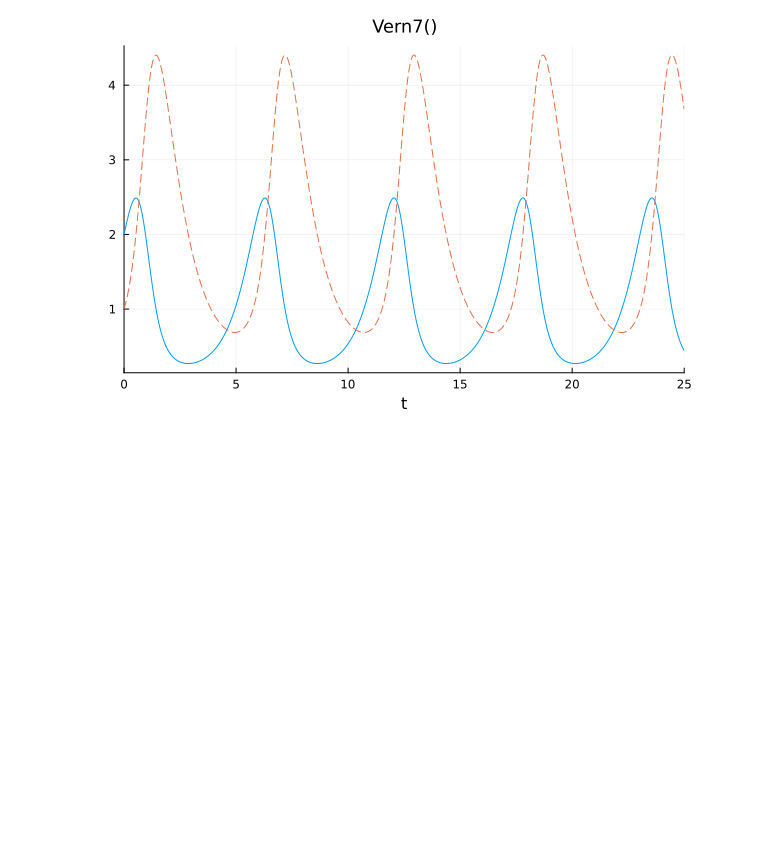
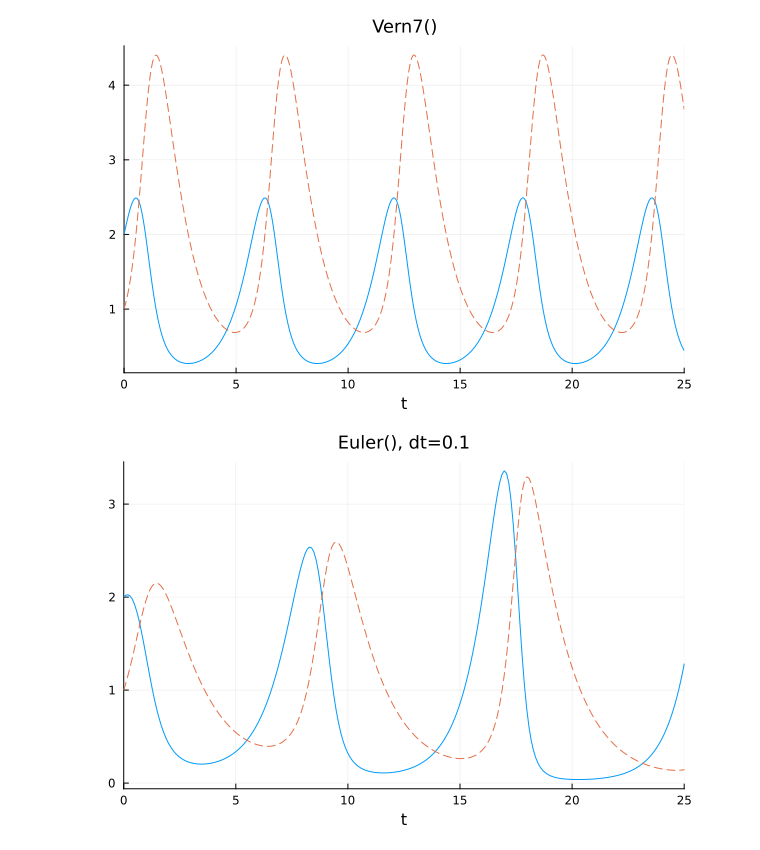
Before and after one commit to genkuroki/public, a Jupyter notebook: 0039/Lotka-Volterra.ipynb, the cells around one changed output. Drawn from its saved outputs; the diff is of its cells as text; code cells hidden in the pictures; blank space fills up the shorter version.

```diff
--- a/0039/Lotka-Volterra.ipynb
+++ b/0039/Lotka-Volterra.ipynb
@@ -38,3 +38,29 @@ sol = solve(prob, Vern7())
 plot(sol; legend=false, ls=[:solid :dash], title="Vern7()")
 # %% [output]
 [figure]
+# %%
+# See http://tomo-kumagai.eco.coocan.jp/2016_math_text_kenlo.pdf, pp.20-21
+
+using OrdinaryDiffEq
+using StaticArrays
+using Plots
+default(fmt=:png, titlefontsize=12)
+
+function LotkaVolterra2(u, param, t)
+    S, W = u
+    (; α₁, α₁, β₁, β₂) = param
+    dS =  α₁*S - β₁*S*W
+    dW = -α₁*W + β₂*S*W
+    SVector(dS, dW)
+end
+
+param = (α₁=1.2, α₂=1.1, β₁=0.6, β₂=0.7)
+S0, W0 = 2.0, 1.0
+u0 = SVector(S0, W0)
+tspan = (0, 25)
+prob = ODEProblem(LotkaVolterra, u0, tspan, param)
+dt = 0.1
+sol = solve(prob, Euler(); dt)
+plot(sol; legend=false, ls=[:solid :dash], title="Euler(), dt=$dt")
+# %% [output]
+[figure, added]
```
Also changed, not shown: parts of 1 cell of this notebook, 1 other file.
